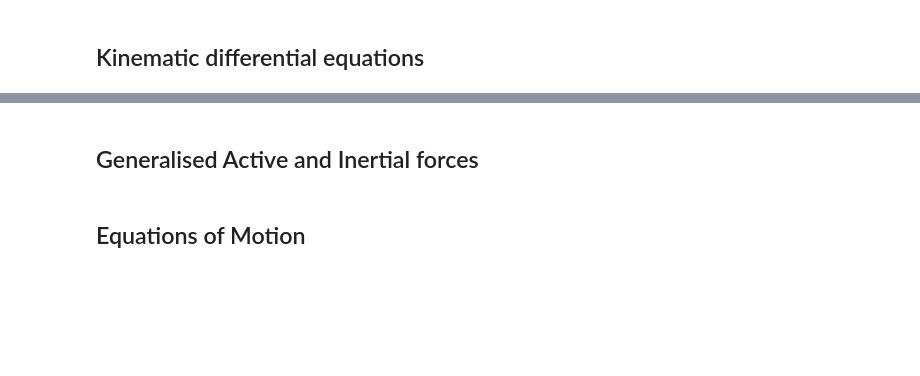
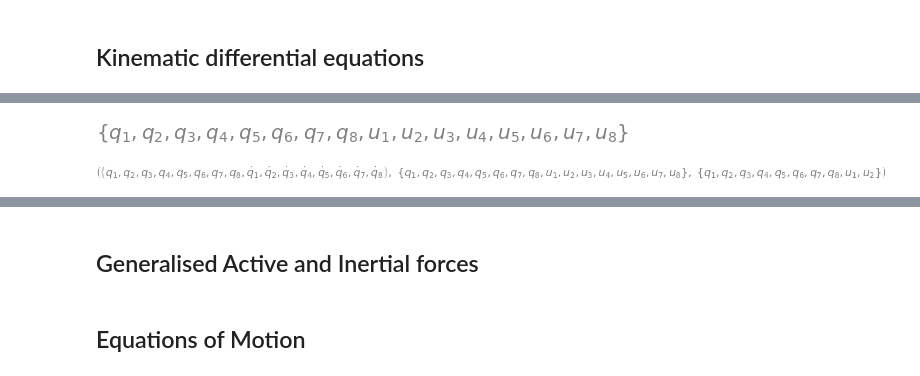
Before and after one commit to Soorajvasu/Biomechanics_math_modelling, a Jupyter notebook: waist_mechanism/waist dynamics/Waist_complete_dynamics.ipynb, the cells around one changed output, grey strips where cells are left out. Drawn from its saved outputs; the diff is of its cells as text; code cells hidden in the pictures; blank space fills up the shorter version.

```diff
--- a/waist_mechanism/waist dynamics/Waist_complete_dynamics.ipynb
+++ b/waist_mechanism/waist dynamics/Waist_complete_dynamics.ipynb
@@ -165,2 +188,14 @@ me.find_dynamicsymbols(fh.diff(t)), me.find_dynamicsymbols(fh_d), me.find_dynami
+# %%
+me.find_dynamicsymbols(fh_d)
+# %% [output]
+[figure, added]
+# %%
+
+Mh_d = fh_d.jacobian(u_r)
+gh_d = fh_d.xreplace(u_r_zero)
+
+me.find_dynamicsymbols(fh.diff(t)), me.find_dynamicsymbols(fh_d), me.find_dynamicsymbols(gh_d)
+# %% [output]
+[figure, added]
 # %%
 u_r_sol = -Mh_d.LUsolve(gh_d)
```
Also changed, not shown: parts of 61 cells of this notebook.
